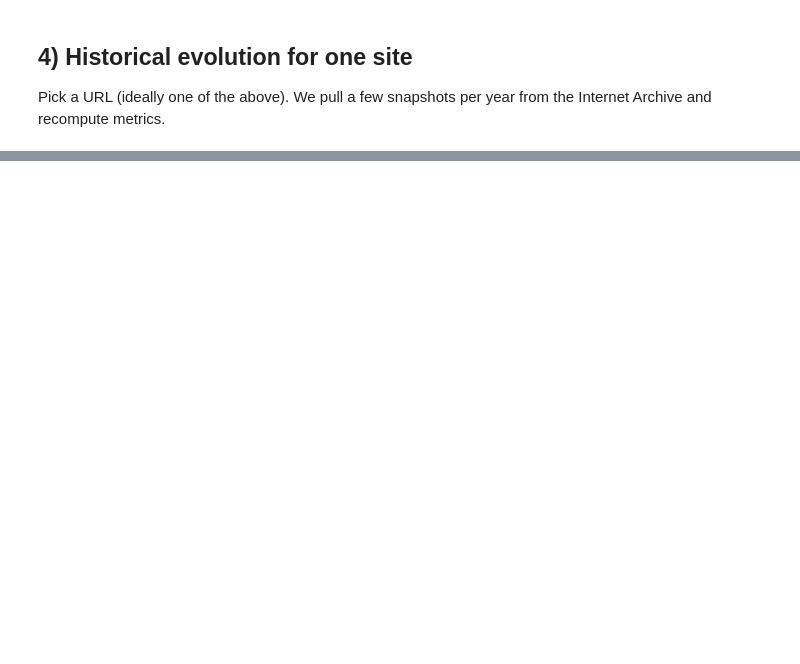
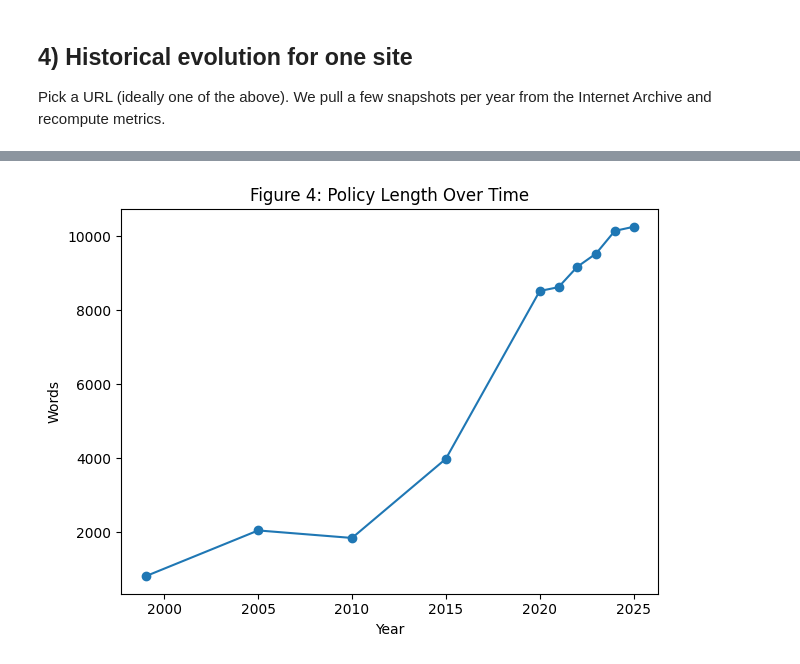
Before and after one commit to andrewbrodriguez/compsci1050, a Jupyter notebook: privacy_policies/policy_analysis.ipynb, the cells around one changed output, grey strips where cells are left out. Cells and saved outputs as stored; diff of their text form; code cells hidden in the pictures; blank space fills up the shorter version.

```diff
--- a/privacy_policies/policy_analysis.ipynb
+++ b/privacy_policies/policy_analysis.ipynb
@@ -182,15 +312,17 @@ else:
 # %%
 # Figure 4: Words over time
 if 'hist_df' in globals() and not hist_df.empty:
     plt.figure()
     plt.plot(hist_df['year'], hist_df['n_words'], marker='o')
     plt.xlabel('Year')
     plt.ylabel('Words')
     plt.title('Figure 4: Policy Length Over Time')
-    plt.grid(True)
+    plt.grid(False)
     plt.tight_layout()
     plt.savefig(os.path.join(FIG_DIR, 'history_words.png'), dpi=200)
     plt.show()
+# %% [output]
+[figure, added]
 # %%
 # Figure 5: Grade level over time
 if 'hist_df' in globals() and not hist_df.empty:
```
Also changed, not shown: parts of 11 cells of this notebook, 22 other files.
